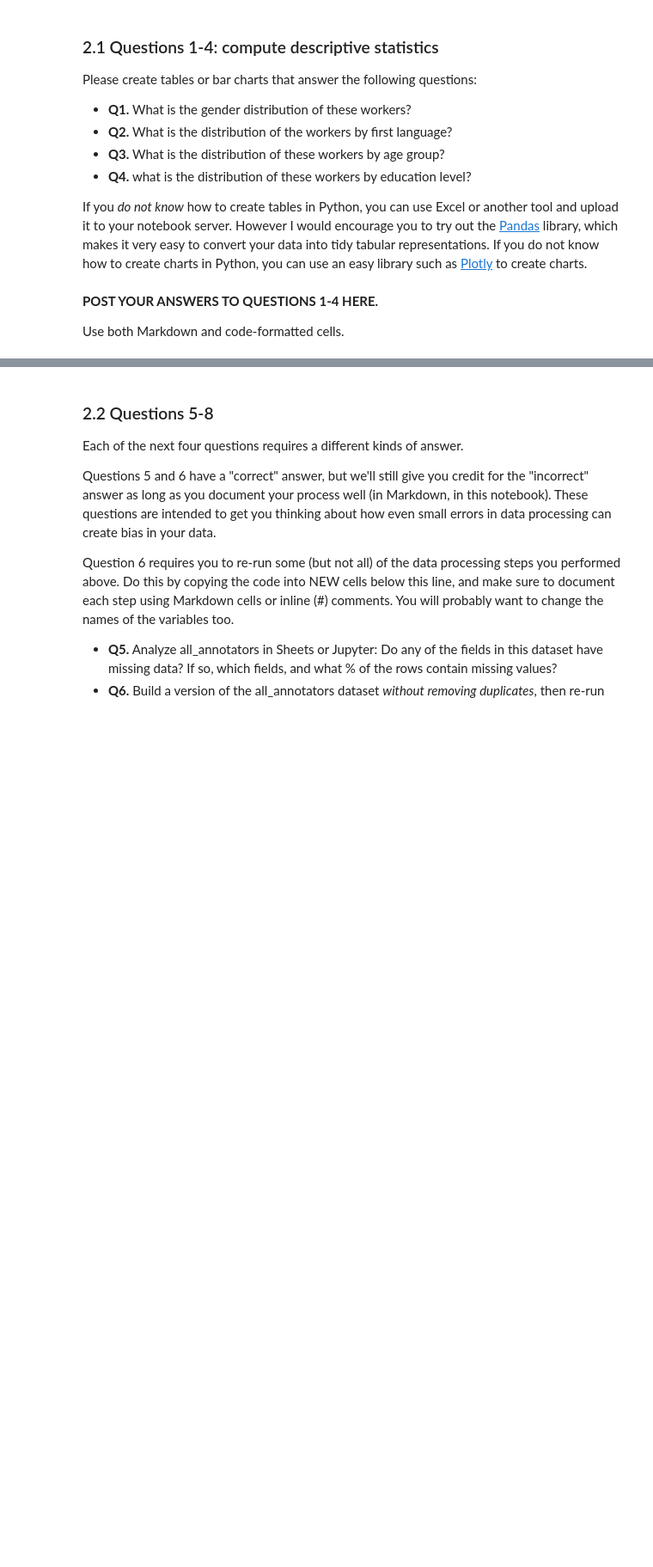
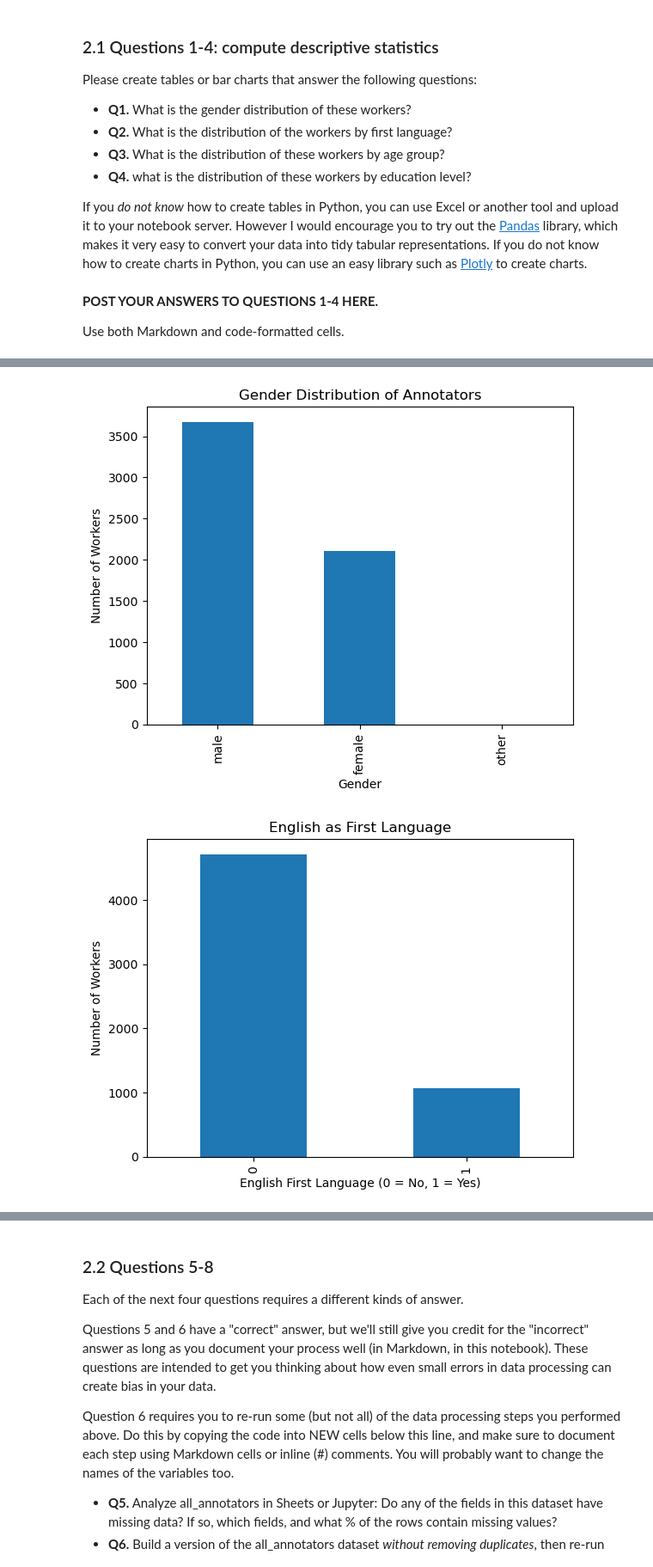
Before and after one commit to lainiehendricks/hcde-410, a Jupyter notebook: A2/hcde410-a2.ipynb, the cells around one changed output, grey strips where cells are left out. Shown at 86% size. Drawn from its saved outputs; the diff is of its cells as text; code cells hidden in the pictures; blank space fills up the shorter version.

```diff
--- a/A2/hcde410-a2.ipynb
+++ b/A2/hcde410-a2.ipynb
@@ -439,0 +484,31 @@ Use both Markdown and code-formatted cells.
+# %%
+# Q1: Gender
+gender_counts.plot(kind="bar", title="Gender Distribution of Annotators")
+plt.xlabel("Gender")
+plt.ylabel("Number of Workers")
+plt.show()
+
+# Q2: First language
+language_counts.plot(kind="bar", title="English as First Language")
+plt.xlabel("English First Language (0 = No, 1 = Yes)")
+plt.ylabel("Number of Workers")
+plt.show()
+
+# Q3: Age group
+age_counts = annotators_df["age_group"].value_counts(dropna=False)
+age_counts.index = age_counts.index.map(
+    lambda x: "Missing" if x == "" else x
+)
+age_counts.plot(kind="bar", title="Age Distribution of Annotators")
+plt.xlabel("Age Group")
+plt.ylabel("Number of Workers")
+plt.show()
+
+# Q4: Education
+education_counts.plot(kind="bar", title="Education Distribution of Annotators")
+plt.xlabel("Education Level")
+plt.ylabel("Number of Workers")
+plt.show()
+# %% [output]
+[figure, added]
+[figure, added]
```
Also changed, not shown: parts of 5 cells of this notebook.
